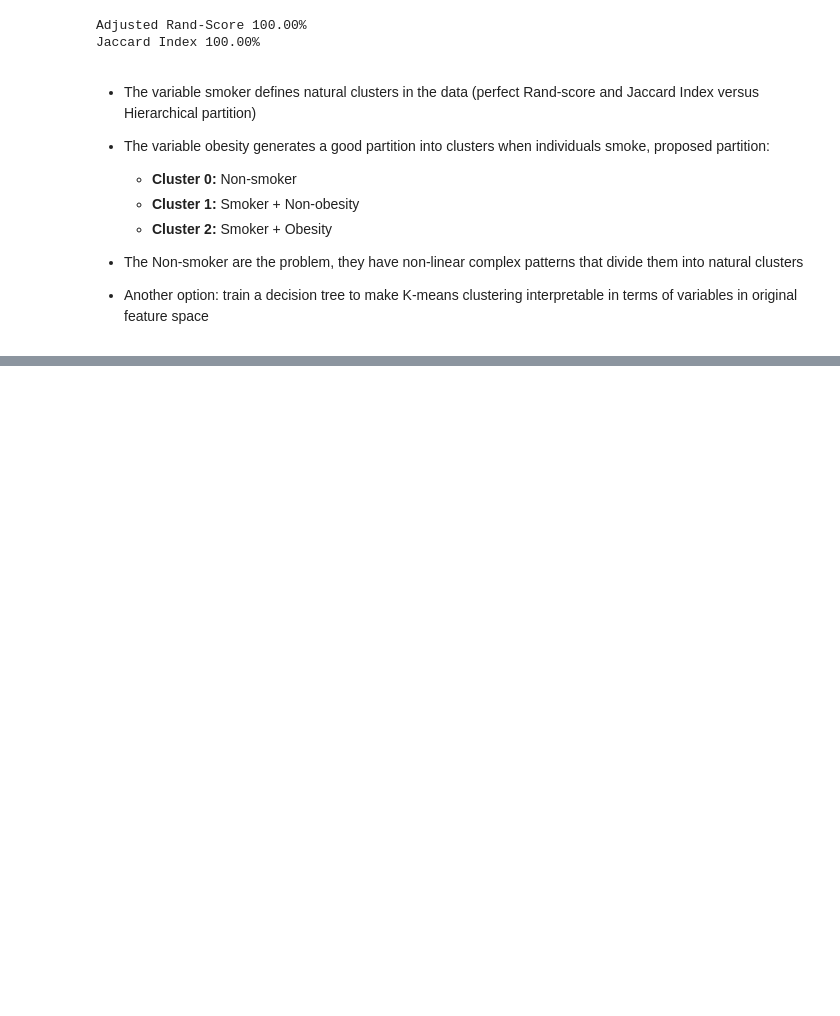
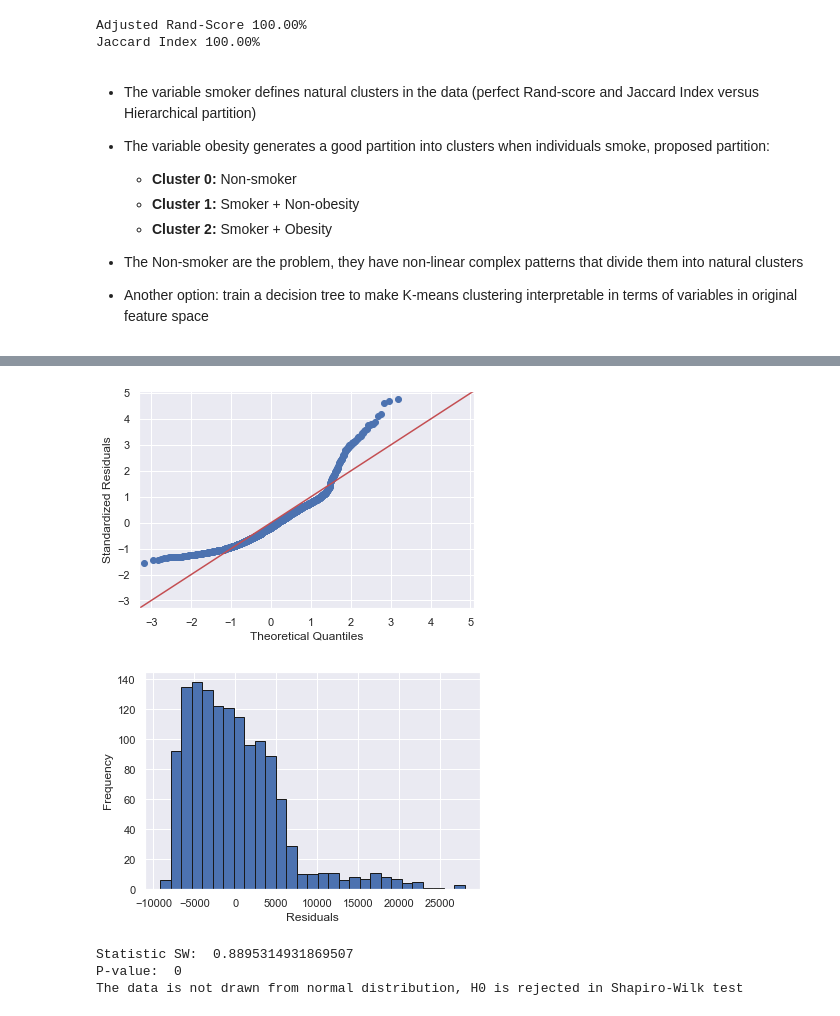
Before and after one commit to renatoquiliche/Insurance-Mathematics-Economics-ADR, a Jupyter notebook: Scripts/Python Code/Clustering_partitions_interpretation.ipynb, the cells around one changed output, grey strips where cells are left out. Cells and saved outputs as stored; diff of their text form; code cells hidden in the pictures; blank space fills up the shorter version.

```diff
--- a/Scripts/Python Code/Clustering_partitions_interpretation.ipynb
+++ b/Scripts/Python Code/Clustering_partitions_interpretation.ipynb
@@ -395,0 +414,8 @@ Jaccard Index 100.00%
+# %%
+# get ANOVA table as R like output
+import statsmodels.api as sm
+from statsmodels.formula.api import ols
+
+# Ordinary Least Squares (OLS) model
+model = ols('charges ~ C(Cluster_smoker_bmi)', data=input_simulation).fit()
+sm.stats.anova_lm(model, typ=2)
@@ -395,0 +428,11 @@ Jaccard Index 100.00%
+# %%
+from bioinfokit.analys import stat
+# perform multiple pairwise comparison (Tukey's HSD)
+# unequal sample size data, tukey_hsd uses Tukey-Kramer test
+res = stat()
+res.tukey_hsd(df=input_simulation, res_var='charges', xfac_var='FourContracts', anova_model='charges ~ C(FourContracts)')
+
+
+display(res.tukey_summary)
+
+print("(p-value < 0.05) rejects null hypothesis and indicates statistically significant differences")
@@ -395,0 +448,24 @@ Jaccard Index 100.00%
+# %%
+# res.anova_std_residuals are standardized residuals obtained from ANOVA (check above)
+sm.qqplot(res.anova_std_residuals, line='45')
+plt.xlabel("Theoretical Quantiles")
+plt.ylabel("Standardized Residuals")
+plt.show()
+
+# histogram
+plt.hist(res.anova_model_out.resid, bins='auto', histtype='bar', ec='k')
+plt.xlabel("Residuals")
+plt.ylabel('Frequency')
+plt.show()
+
+import scipy.stats as stats
+w, pvalue = stats.shapiro(model.resid)
+print("Statistic SW: ", w)
+print("P-value: ", round(pvalue))
+print("The data is not drawn from normal distribution, H0 is rejected in Shapiro-Wilk test")
+# %% [output]
+[figure, added]
+[figure, added]
+Statistic SW:  0.8895314931869507
+P-value:  0
+The data is not drawn from normal distribution, H0 is rejected in Shapiro-Wilk test
```
Also changed, not shown: parts of 8 cells of this notebook, 5 other files.
